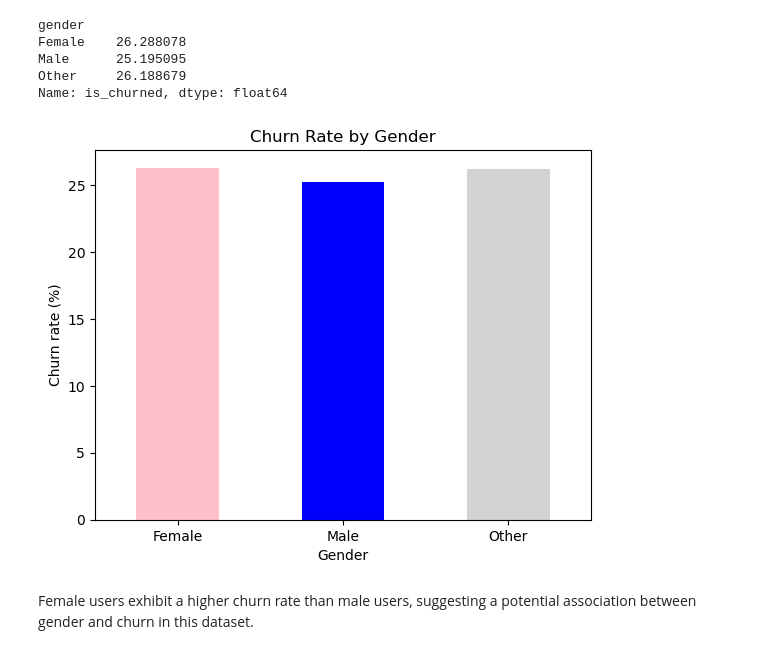
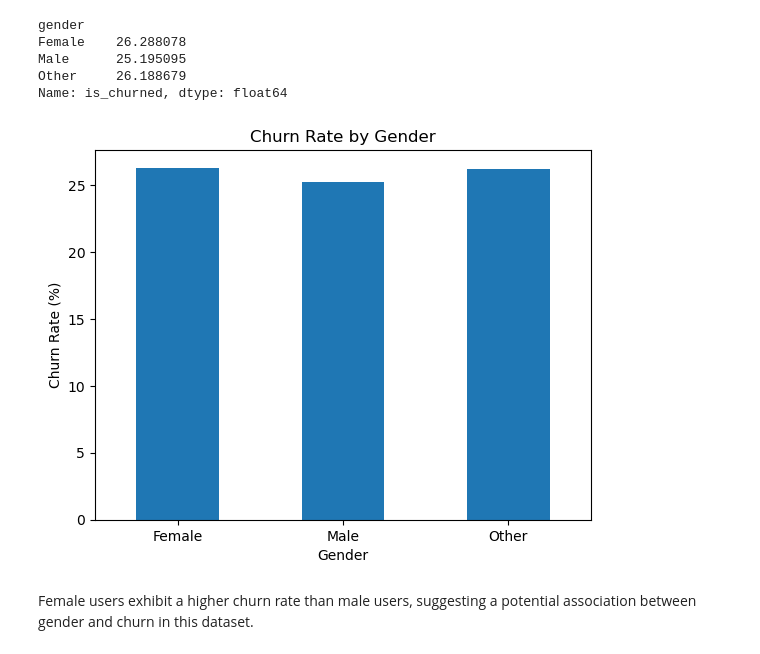
Before and after one commit to UCB-stat-159-f25/final-group08, a Jupyter notebook: notebooks/step02_eda.ipynb, the cells around one changed output. Drawn from its saved outputs; the diff is of its cells as text; code cells hidden in the pictures.

```diff
--- a/notebooks/step02_eda.ipynb
+++ b/notebooks/step02_eda.ipynb
@@ -106,14 +118,29 @@ Other     26.188679
 Name: is_churned, dtype: float64
 # %%
 #ax = churn_by_gender.plot(kind="bar", color=["pink", "lightgray"])
-churn_by_gender.plot(kind="bar", color = ["pink", "blue", "lightgray"])
-plt.ylabel("Churn rate (%)")
-plt.xlabel("Gender")
-plt.title("Churn Rate by Gender")
-plt.xticks(rotation=0)
+fig, ax = plt.subplots()
+
+churn_by_gender.plot(
+    kind="bar",
+    ax=ax
+)
+
+ax.set_ylabel("Churn Rate (%)")
+ax.set_xlabel("Gender")
+ax.set_title("Churn Rate by Gender")
+ax.set_xticks(range(len(churn_by_gender.index)))
+ax.set_xticklabels(churn_by_gender.index, rotation=0)
+
+# save figure
+fig.savefig(
+    "../fig_builds/step02_eda/churn_rate_by_gender.png",
+    dpi=300,
+    bbox_inches="tight"
+)
+
 plt.show()
 # %% [output]
-[figure, old version]
+[figure, new version]
 # %% [markdown]
 Female users exhibit a higher churn rate than male users, suggesting a potential association between gender and churn in this dataset.
 # %%
```
Also changed, not shown: parts of 8 cells of this notebook.
